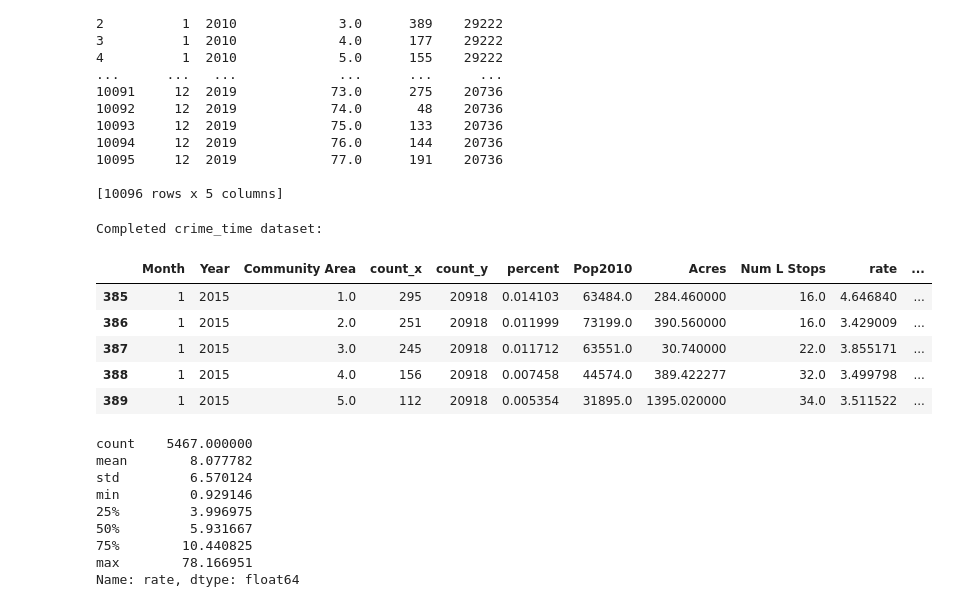
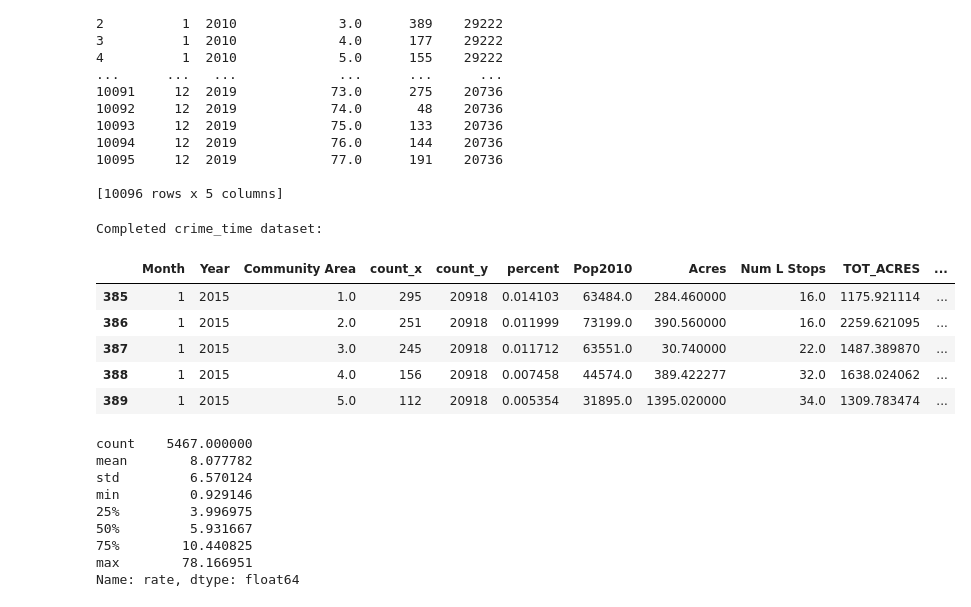
Before and after one commit to a-matai/datasiensgrup, a Jupyter notebook: src/linear_regression.ipynb, the cells around one changed output. Saved outputs shown, nothing was run; the diff lists cells and outputs as text; code cells hidden in the pictures.

```diff
--- a/src/linear_regression.ipynb
+++ b/src/linear_regression.ipynb
@@ -52,5 +21,5 @@ commareas = commareas.drop('2000_POP', axis = 1)
 # %%
-rel_ca = pd.DataFrame(commareas[['GEOG','TOT_ACRES','TOT_POP','MED_AGE','UNEMP','MEDINC','TOT_COMM', 'TRANSIT','NO_VEH','WALKSCORE','OPEN_SPACE_PER_1000']])
+###### rel_ca = pd.DataFrame(commareas[['GEOG','TOT_ACRES','TOT_POP','MED_AGE','UNEMP','MEDINC','TOT_COMM', 'TRANSIT','NO_VEH','WALKSCORE','OPEN_SPACE_PER_1000']])
 ca_guide = ca_guide[["AREA_NUMBE",'COMMUNITY']]
 ca_guide.columns = ["AREA_NUMBER", 'COMMUNITY']
 rel_ca['GEOG'] = rel_ca['GEOG'].str.upper()
@@ -73,3 +28,7 @@ rel_ca
+# %%
+# manual data addition to rel_ca after inspection
+rel_ca.iloc[65, -2] = 32
+rel_ca.iloc[55, -2] = 76
 # %%
 # Now we need to get the columns that we need and build our data frames
 # We will make two data frames: crime_time and conditions
@@ -122,7 +81,7 @@ pd.DataFrame.head(pop)
 # For now, we are only looking at two attributes, so we do a single merge
 conditions = pd.merge(pop, parks1, left_on=['Community Area'], right_on=['Community Area'], how = 'left')
 conditions = pd.merge(conditions, lstops1, left_on=['Community Area'], right_on=['Community Area'], how = 'left')
-# conditions = pd.merge(conditions, rel_ca, left_on=['Community Area'], right_on=['AREA_NUMBER'], how = 'left')
+conditions = pd.merge(conditions, rel_ca, left_on=['Community Area'], right_on=['AREA_NUMBER'], how = 'left')
     # merge the dataframe into conditions here
 
 pd.DataFrame.head(conditions)
@@ -208,54 +167,62 @@ we normalize to the minimum and the maximum of the crime rates.
 wow_crimes['percent'] = wow_crimes['count_x']/wow_crimes['count_y']
 
 #Calculate crime rate as crime per 1.000 people (Number of Crime per 1000 people)
-wow_crimes = pd.merge(wow_crimes,conditions[['Community Area','Pop2010', 'Acres', 'Num L Stops']],on=['Community Area'], how = 'left')
+wow_crimes = pd.merge(wow_crimes,conditions[['Community Area','Pop2010', 'Acres', 'Num L Stops', 'TOT_ACRES', 'UNEMP', 'MEDINC', 'TOT_COMM', 'TRANSIT', 'NO_VEH']],on=['Community Area'], how = 'left')
 wow_crimes['rate'] = 1000 * wow_crimes['count_x'] / wow_crimes['Pop2010']
 
 #Pop Density (Number of People Per Acre of Land)
 
-'''
-NEED TO USE THE AREA OF THE NEIGHBORHOOD INSTEAD OF THE GREENSPACE
-'''
-wow_crimes['Pop Density'] = wow_crimes['Pop2010'] / wow_crimes['Acres']
+
+wow_crimes['Pop Density'] = wow_crimes['Pop2010'] / wow_crimes['TOT_ACRES']
 print("\nCompleted crime_time dataset:\n")
 
 # create indicator for seasonality, each month of crime rate
 # month_encode = pd.get_dummies(wow_crimes.Month, prefix='Month')
 
 # new_crime = pd.concat([wow_crimes, month_encode], axis=1)
 
-# fill zeros where necessary
+# clean missing values
+# wow_crimes = wow_crimes.replace([np.inf, -np.inf], np.nan)
+with pd.option_context('mode.use_inf_as_na', True):
+    wow_crimes = wow_crimes.dropna(how="all")
+
 wow_crimes['Num L Stops'] = wow_crimes['Num L Stops'].fillna(0)
+wow_crimes['UNEMP'] = wow_crimes['UNEMP'].fillna(0)
+wow_crimes['MEDINC'] = wow_crimes['MEDINC'].fillna(0)
+wow_crimes['TOT_COMM'] = wow_crimes['TOT_COMM'].fillna(0)
+wow_crimes['TRANSIT'] = wow_crimes['TRANSIT'].fillna(0)
+wow_crimes['NO_VEH'] = wow_crimes['NO_VEH'].fillna(0)
 
 # use sin transform for seasonality of month
 wow_crimes["month_transform"] = wow_crimes['Month'].map(lambda x : math.sin(x/12))
 
 # lockdown was march-may 2020
 
 def is_lockdown(row):
     if 3 <= row["Month"] <= 5 and row["Year"] == 2020:
         return 1
     return 0
 
 # TO DO: scale population density and acres
 # wow_crimes['Pop Density'] = min_max_scaler.fit_transform(wow_crimes['Pop Density'])
 # wow_crimes['Acres'] = min_max_scaler.fit_transform(wow_crimes['Acres'])
 
+wow_crimes = wow_crimes.assign(lockdown = wow_crimes.apply(is_lockdown, axis = 1))
 
-wow_crimes = wow_crimes.assign(lockdown = wow_crimes.apply(is_lockdown, axis = 1))
+
 # we will only be using data from 2015 onwards, to ignore the overal historical effect!
 new_crime = wow_crimes[wow_crimes['Year'] >= 2015]
 
 pd.DataFrame.head(new_crime)
 # wow_crimes.columns
 # %% [output]
 Completed crime_time dataset:
-|  | Month | Year | Community Area | count_x | count_y | percent | Pop2010 | Acres | Num L Stops | rate | ... |
-| 385 | 1 | 2015 | 1.0 | 295 | 20918 | 0.014103 | 63484.0 | 284.460000 | 16.0 | 4.646840 | ... |
-| 386 | 1 | 2015 | 2.0 | 251 | 20918 | 0.011999 | 73199.0 | 390.560000 | 16.0 | 3.429009 | ... |
-| 387 | 1 | 2015 | 3.0 | 245 | 20918 | 0.011712 | 63551.0 | 30.740000 | 22.0 | 3.855171 | ... |
-| 388 | 1 | 2015 | 4.0 | 156 | 20918 | 0.007458 | 44574.0 | 389.422277 | 32.0 | 3.499798 | ... |
-| 389 | 1 | 2015 | 5.0 | 112 | 20918 | 0.005354 | 31895.0 | 1395.020000 | 34.0 | 3.511522 | ... |
+|  | Month | Year | Community Area | count_x | count_y | percent | Pop2010 | Acres | Num L Stops | TOT_ACRES | ... |
+| 385 | 1 | 2015 | 1.0 | 295 | 20918 | 0.014103 | 63484.0 | 284.460000 | 16.0 | 1175.921114 | ... |
+| 386 | 1 | 2015 | 2.0 | 251 | 20918 | 0.011999 | 73199.0 | 390.560000 | 16.0 | 2259.621095 | ... |
+| 387 | 1 | 2015 | 3.0 | 245 | 20918 | 0.011712 | 63551.0 | 30.740000 | 22.0 | 1487.389870 | ... |
+| 388 | 1 | 2015 | 4.0 | 156 | 20918 | 0.007458 | 44574.0 | 389.422277 | 32.0 | 1638.024062 | ... |
+| 389 | 1 | 2015 | 5.0 | 112 | 20918 | 0.005354 | 31895.0 | 1395.020000 | 34.0 | 1309.783474 | ... |
 # %%
 # In order to classify logistic regression rate as
 # We look at overall statistics and trend of rate
```
Also changed, not shown: parts of 7 cells of this notebook.
